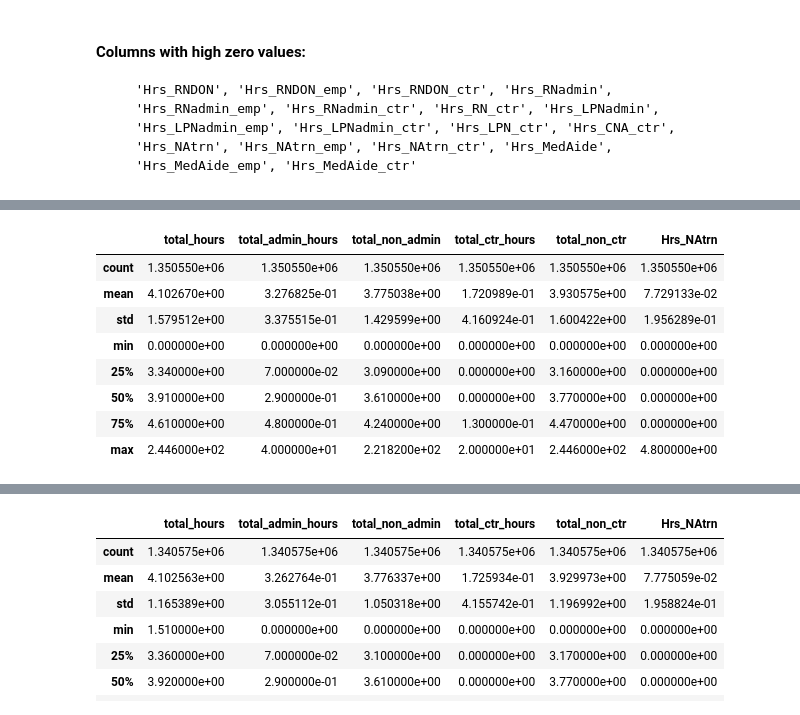
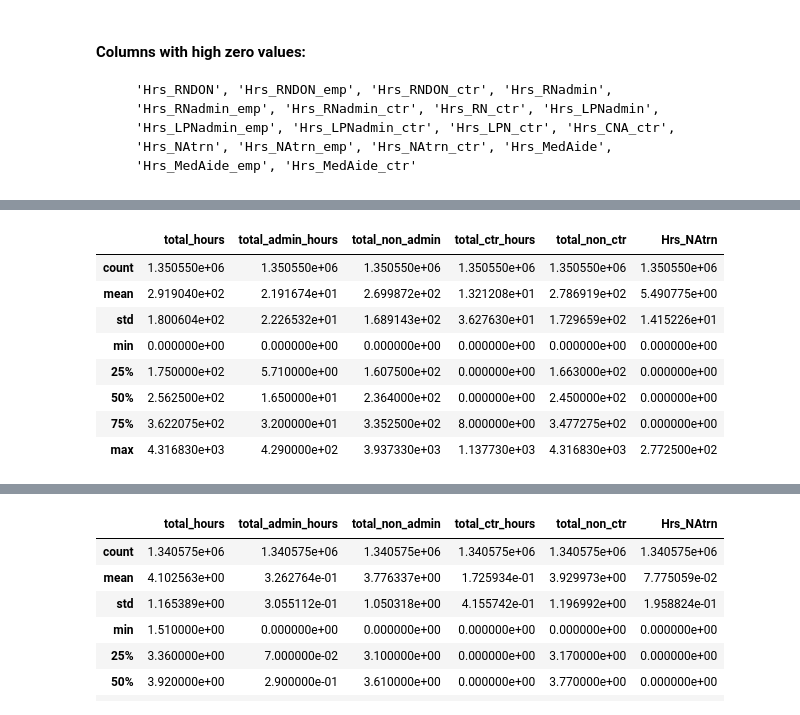
Before and after one commit to HUA1846/nursing_home_PBJ_analysis, a Jupyter notebook: ensign_services.ipynb, the cells around one changed output, grey strips where cells are left out. Saved outputs shown, nothing was run; the diff lists cells and outputs as text; code cells hidden in the pictures.

```diff
--- a/ensign_services.ipynb
+++ b/ensign_services.ipynb
@@ -113,15 +98,13 @@ nurse_null_df[nurse_null_df['percent_zero'] > 39.0].columns
 # %%
 all_nursing_df = add_features(nursing_df, q4_holidays, ensign_prov_nums)
-all_nursing_df = staff_hours_per_person(all_nursing_df, hour_features)
-len(all_nursing_df)
 all_nursing_df[features].describe()
 # %% [output]
 |  | total_hours | total_admin_hours | total_non_admin | total_ctr_hours | total_non_ctr | Hrs_NAtrn |
 | count | 1.350550e+06 | 1.350550e+06 | 1.350550e+06 | 1.350550e+06 | 1.350550e+06 | 1.350550e+06 |
-| mean | 4.102670e+00 | 3.276825e-01 | 3.775038e+00 | 1.720989e-01 | 3.930575e+00 | 7.729133e-02 |
-| std | 1.579512e+00 | 3.375515e-01 | 1.429599e+00 | 4.160924e-01 | 1.600422e+00 | 1.956289e-01 |
+| mean | 2.919040e+02 | 2.191674e+01 | 2.699872e+02 | 1.321208e+01 | 2.786919e+02 | 5.490775e+00 |
+| std | 1.800604e+02 | 2.226532e+01 | 1.689143e+02 | 3.627630e+01 | 1.729659e+02 | 1.415226e+01 |
 | min | 0.000000e+00 | 0.000000e+00 | 0.000000e+00 | 0.000000e+00 | 0.000000e+00 | 0.000000e+00 |
-| 25% | 3.340000e+00 | 7.000000e-02 | 3.090000e+00 | 0.000000e+00 | 3.160000e+00 | 0.000000e+00 |
-| 50% | 3.910000e+00 | 2.900000e-01 | 3.610000e+00 | 0.000000e+00 | 3.770000e+00 | 0.000000e+00 |
-| 75% | 4.610000e+00 | 4.800000e-01 | 4.240000e+00 | 1.300000e-01 | 4.470000e+00 | 0.000000e+00 |
-| max | 2.446000e+02 | 4.000000e+01 | 2.218200e+02 | 2.000000e+01 | 2.446000e+02 | 4.800000e+00 |
+| 25% | 1.750000e+02 | 5.710000e+00 | 1.607500e+02 | 0.000000e+00 | 1.663000e+02 | 0.000000e+00 |
+| 50% | 2.562500e+02 | 1.650000e+01 | 2.364000e+02 | 0.000000e+00 | 2.450000e+02 | 0.000000e+00 |
+| 75% | 3.622075e+02 | 3.200000e+01 | 3.352500e+02 | 8.000000e+00 | 3.477275e+02 | 0.000000e+00 |
+| max | 4.316830e+03 | 4.290000e+02 | 3.937330e+03 | 1.137730e+03 | 4.316830e+03 | 2.772500e+02 |
```
Also changed, not shown: parts of 10 cells of this notebook.
